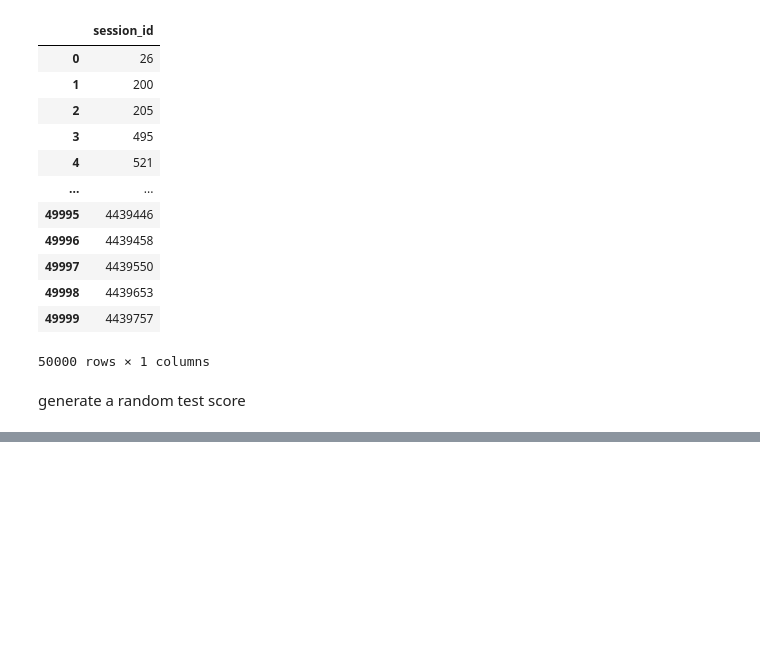
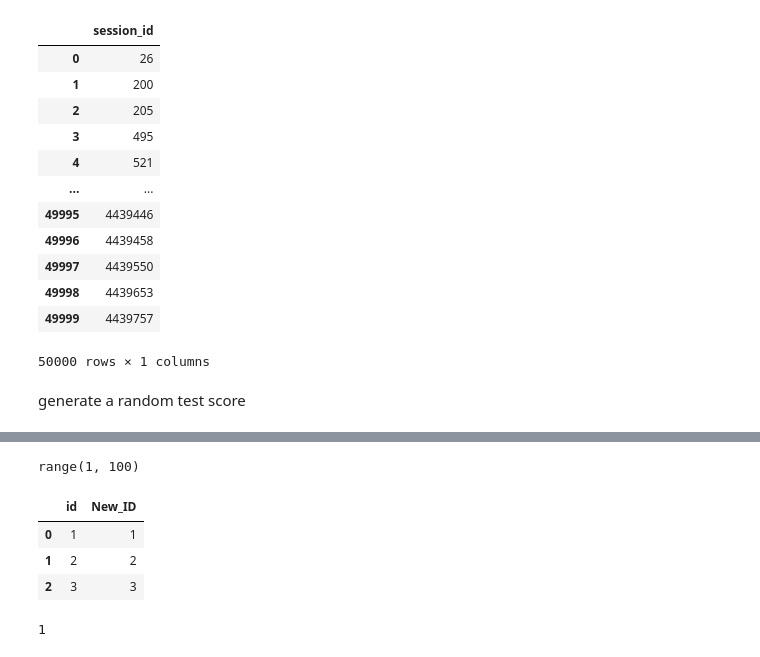
Before and after one commit to Ananassio/Data-Science_lab, a Jupyter notebook: Project/Data.ipynb, the cells around one changed output, grey strips where cells are left out. Drawn from its saved outputs; the diff is of its cells as text; code cells hidden in the pictures; blank space fills up the shorter version.

```diff
--- a/Project/Data.ipynb
+++ b/Project/Data.ipynb
@@ -259,3 +259,24 @@ test
 50000 rows × 2 columns
 # %%
 test.to_csv('test.csv')
+# %%
+range(1,100)
+# %% [output]
+range(1, 100)
+# %%
+test2 = pd.DataFrame();
+# %%
+test2['id'] = [1,2,3]
+# %%
+test2.insert(1, 'New_ID', range(1,4))
+# %%
+test2
+# %% [output]
+|  | id | New_ID |
+| 0 | 1 | 1 |
+| 1 | 2 | 2 |
+| 2 | 3 | 3 |
+# %%
+test2['id'][0]
+# %% [output]
+1
```
Also changed, not shown: parts of 1 cell of this notebook.
